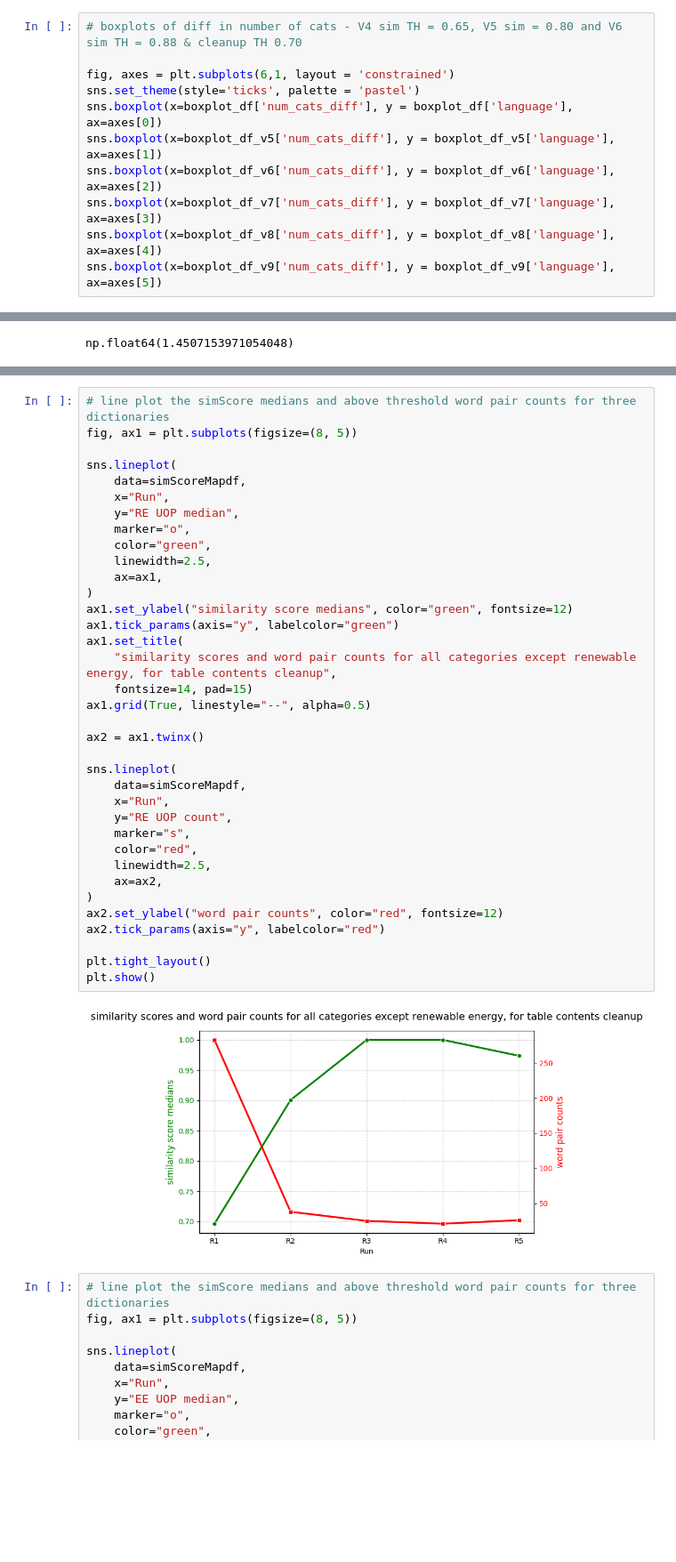
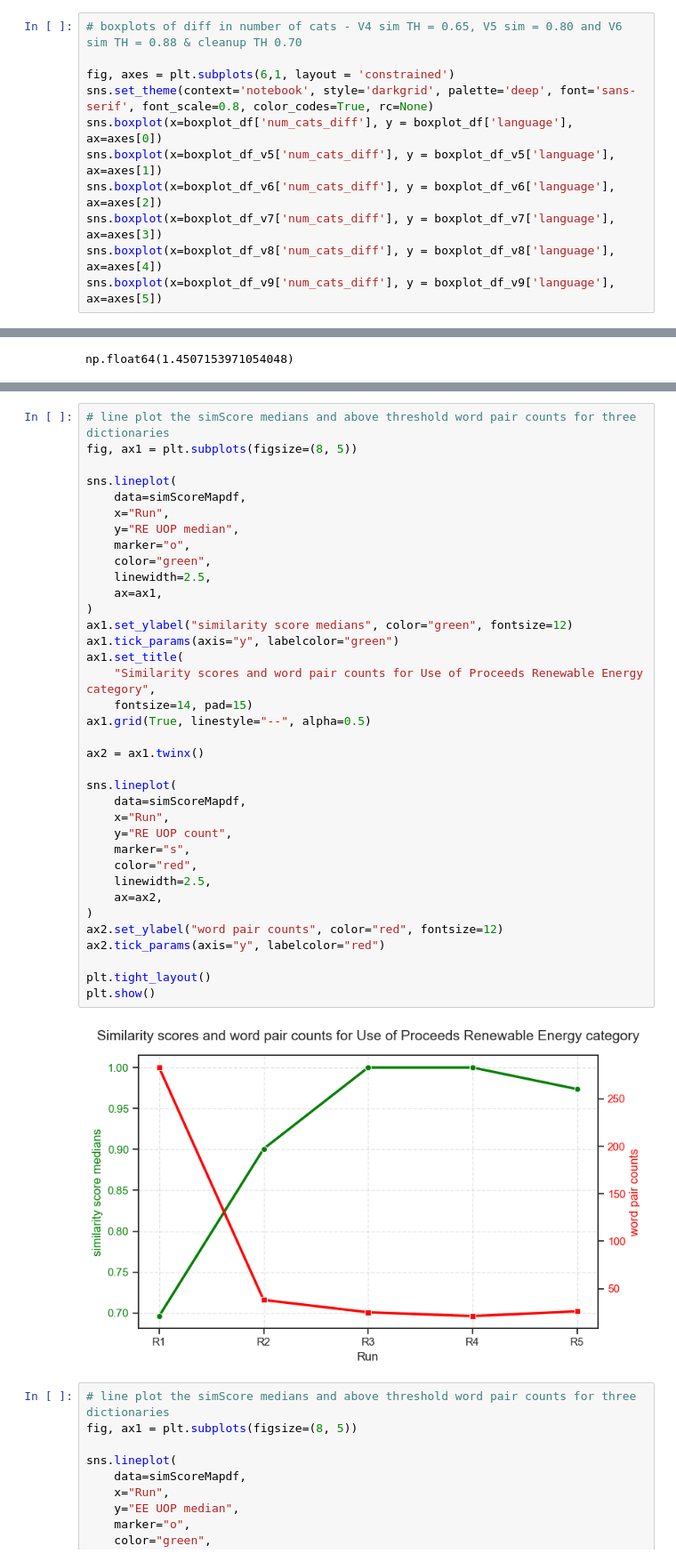
Before and after one commit to emw9805-notabot/ADSCert_project_Watson, a Jupyter notebook: Eval_metrics_2ndPass.ipynb, the cells around one changed output, grey strips where cells are left out. Shown at 89% size. Drawn from its saved outputs; the diff is of its cells as text; blank space fills up the shorter version.

```diff
--- a/Eval_metrics_2ndPass.ipynb
+++ b/Eval_metrics_2ndPass.ipynb
@@ -1053,7 +1053,7 @@ sns.boxplot(x=boxplot_df_v9['num_cats_diff'], ax=axes[5])
 # boxplots of diff in number of cats - V4 sim TH = 0.65, V5 sim = 0.80 and V6 sim TH = 0.88 & cleanup TH 0.70
 
 fig, axes = plt.subplots(6,1, layout = 'constrained')
-sns.set_theme(style='ticks', palette = 'pastel')
+sns.set_theme(context='notebook', style='darkgrid', palette='deep', font='sans-serif', font_scale=0.8, color_codes=True, rc=None)
 sns.boxplot(x=boxplot_df['num_cats_diff'], y = boxplot_df['language'], ax=axes[0])
 sns.boxplot(x=boxplot_df_v5['num_cats_diff'], y = boxplot_df_v5['language'], ax=axes[1])
 sns.boxplot(x=boxplot_df_v6['num_cats_diff'], y = boxplot_df_v6['language'], ax=axes[2])
@@ -1237,35 +1237,35 @@ sns.lineplot(
     x="Run",
     y="RE UOP median",
     marker="o",
     color="green",
     linewidth=2.5,
     ax=ax1,
 )
 ax1.set_ylabel("similarity score medians", color="green", fontsize=12)
 ax1.tick_params(axis="y", labelcolor="green")
 ax1.set_title(
-    "similarity scores and word pair counts for all categories except renewable energy, for table contents cleanup",
+    "Similarity scores and word pair counts for Use of Proceeds Renewable Energy category",
     fontsize=14, pad=15)
 ax1.grid(True, linestyle="--", alpha=0.5)
 
 ax2 = ax1.twinx()
 
 sns.lineplot(
     data=simScoreMapdf,
     x="Run",
     y="RE UOP count",
     marker="s",
     color="red",
     linewidth=2.5,
     ax=ax2,
 )
 ax2.set_ylabel("word pair counts", color="red", fontsize=12)
 ax2.tick_params(axis="y", labelcolor="red")
 
 plt.tight_layout()
 plt.show()
 # %% [output]
-[figure, old version]
+[figure, new version]
 # %%
 # line plot the simScore medians and above threshold word pair counts for three dictionaries
 fig, ax1 = plt.subplots(figsize=(8, 5))
```
Also changed, not shown: parts of 14 cells of this notebook, 2 other files.
